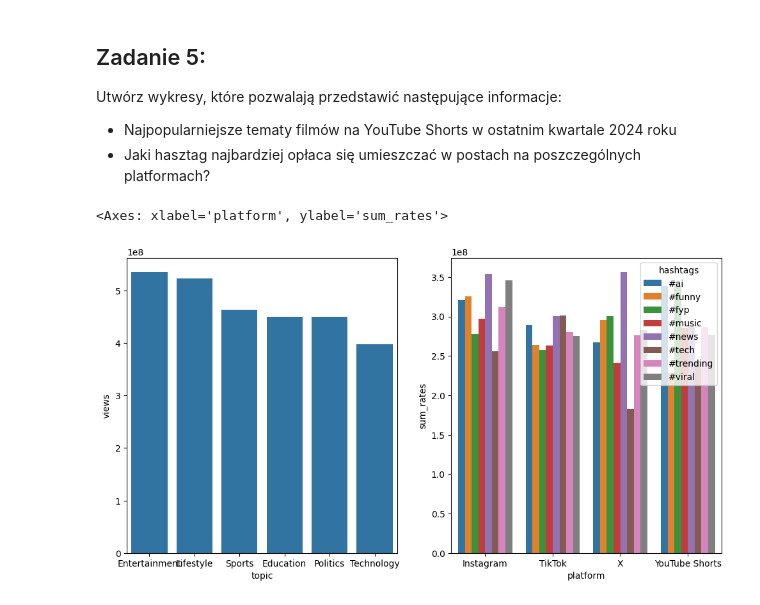
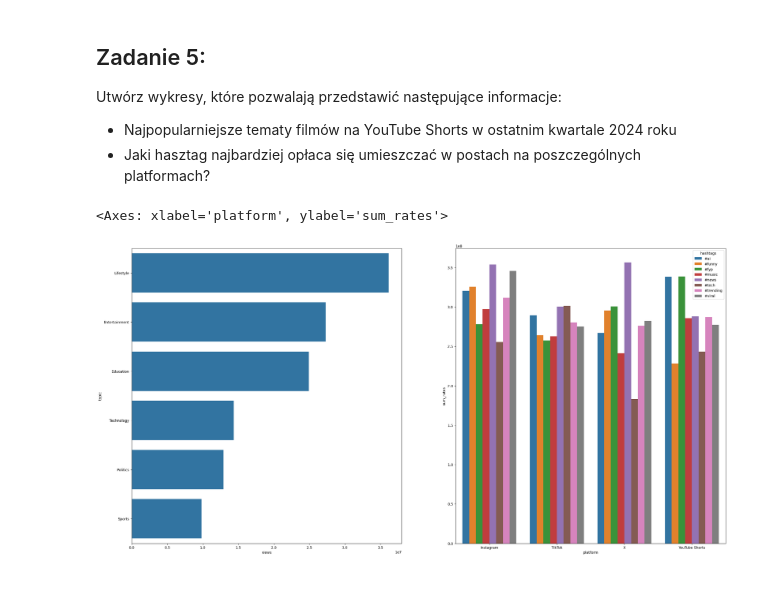
Before and after one commit to Zajecia-na-PWr-LR/lista-1-MaciejTroc, a Jupyter notebook: UczenieMaszynowe_25_26_Lista1.ipynb, the cells around one changed output. Cells and saved outputs as stored; diff of their text form; code cells hidden in the pictures.

```diff
--- a/UczenieMaszynowe_25_26_Lista1.ipynb
+++ b/UczenieMaszynowe_25_26_Lista1.ipynb
@@ -171,17 +171,19 @@ Utwórz wykresy, które pozwalają przedstawić następujące informacje:
 # %%
 df2 = pd.read_csv("social_media_viral_content_dataset.csv")
 
-topics = df2.loc[df2['post_datetime'] > '2024-09-01 00:00:00',['topic', 'views']].groupby('topic').sum().sort_values('views', ascending=False)
+conditions = (df2['post_datetime'] > '2024-10-01 00:00:00') & (df2['platform'] == 'YouTube Shorts') & (df2['content_type'] == 'video')
+topics = df2.loc[conditions, ['topic', 'views']].groupby('topic').sum().sort_values('views', ascending=False)
 
 hash_rates = df2[['platform', 'hashtags']].copy()
 hash_rates["sum_rates"] = df2[['views', 'likes', 'comments', 'shares']].sum(axis=1)
 hash_rates['hashtags'] = hash_rates['hashtags'].str.split(' ').explode('hashtags')
 hash_rates = hash_rates.groupby(['platform', 'hashtags']).sum().reset_index()
 
-fig2, axes2 = plt.subplots(1, 2, figsize=(12, 6))
 
-sns.barplot(data=topics, x=topics.index, y='views', ax=axes2[0])
+fig2, axes2 = plt.subplots(1, 2, figsize=(30, 15))
+
+sns.barplot(data=topics, x='views', y=topics.index, ax=axes2[0])
 sns.barplot(data=hash_rates, x=hash_rates['platform'], y=hash_rates['sum_rates'], hue=hash_rates['hashtags'], ax=axes2[1])
 # %% [output]
 <Axes: xlabel='platform', ylabel='sum_rates'>
-[figure, old version]
+[figure, new version]
```
Also changed, not shown: parts of 2 cells of this notebook.
